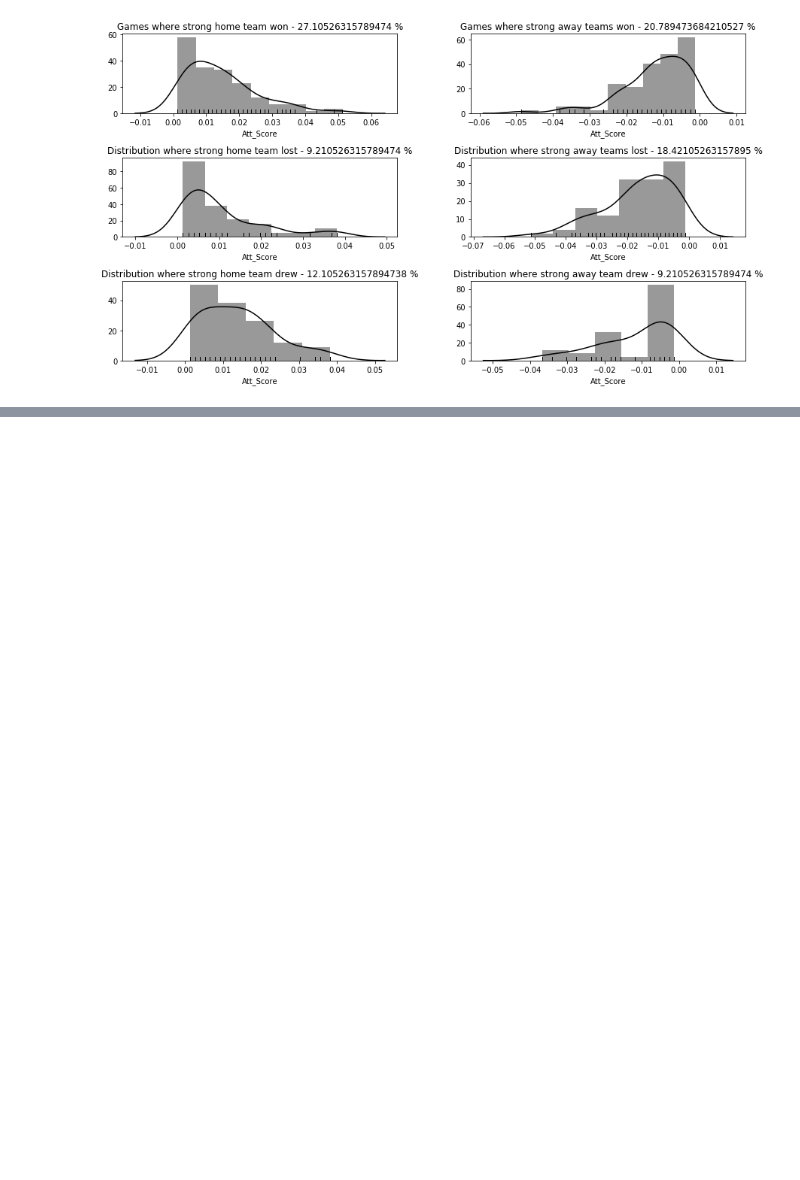
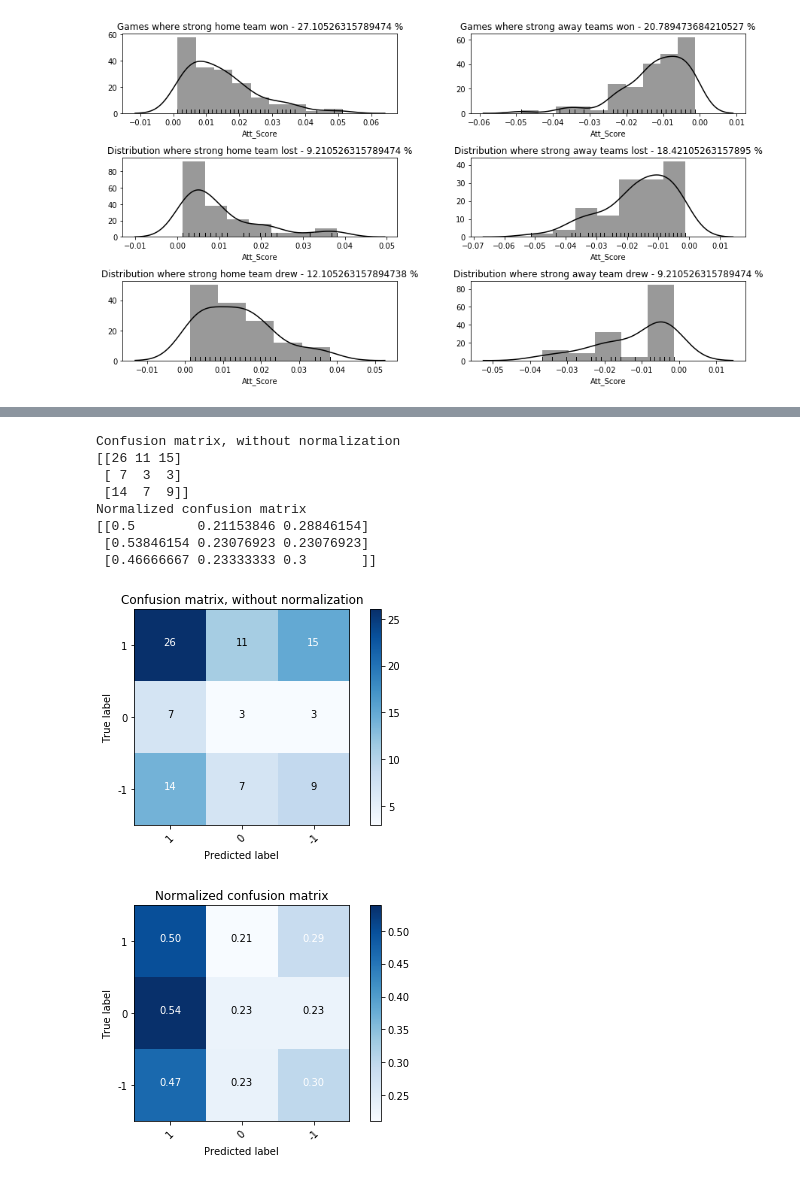
Before and after one commit to rcoutin/SoccerPredictions, a Jupyter notebook: LeaguePredictions.ipynb, the cells around one changed output, grey strips where cells are left out. Drawn from its saved outputs; the diff is of its cells as text; code cells hidden in the pictures; blank space fills up the shorter version.

Commit message:
Confusion matrix

```diff
--- a/LeaguePredictions.ipynb
+++ b/LeaguePredictions.ipynb
@@ -409,7 +430,7 @@ print(a)
 # print(te_y.values)
 print(y_pred)
 
-confusion_matrix(y_pred, te_y, labels = [1,0,-1])
+cnf_matrix = confusion_matrix(y_pred, te_y, labels = [1,0,-1])
 
 # import graphviz
 
@@ -434,0 +501,22 @@ print(ac)
+# %%
+plt.figure()
+plot_confusion_matrix(cnf_matrix, classes=['1','0','-1'],
+                      title='Confusion matrix, without normalization')
+
+# Plot normalized confusion matrix
+plt.figure()
+plot_confusion_matrix(cnf_matrix, classes=['1','0','-1'], normalize=True,
+                      title='Normalized confusion matrix')
+
+plt.show()
+# %% [output]
+Confusion matrix, without normalization
+[[26 11 15]
+ [ 7  3  3]
+ [14  7  9]]
+Normalized confusion matrix
+[[0.5        0.21153846 0.28846154]
+ [0.53846154 0.23076923 0.23076923]
+ [0.46666667 0.23333333 0.3       ]]
+[figure, added]
+[figure, added]
```
Also changed, not shown: parts of 9 cells of this notebook.
